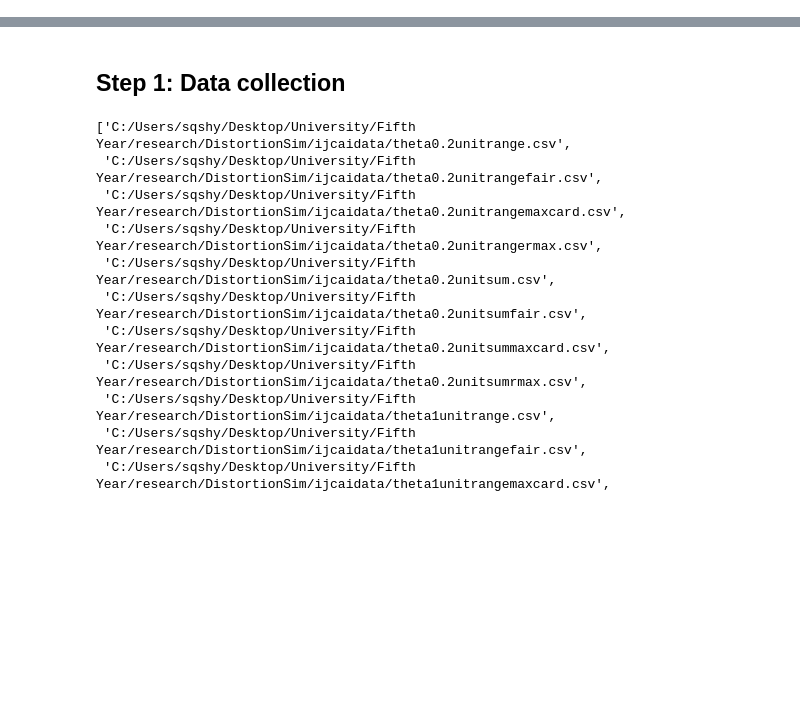
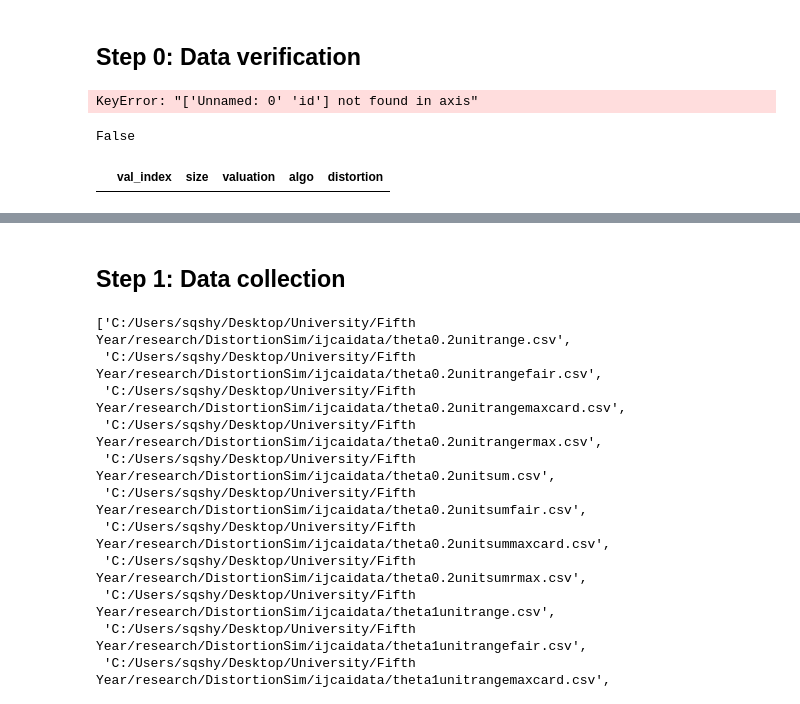
Before and after one commit to LEFTA98/DistortionSim, a Jupyter notebook: ijcai data analysis.ipynb, the cells around one changed output, grey strips where cells are left out. Saved outputs shown, nothing was run; the diff lists cells and outputs as text; code cells hidden in the pictures; blank space fills up the shorter version.

Commit message:
added better syntax for experiments, data analysis in prog

```diff
--- a/ijcai data analysis.ipynb
+++ b/ijcai data analysis.ipynb
@@ -4,3 +4,20 @@ import networkx as nx
 import pandas as pd
 import os
 import matplotlib.pyplot as plt
+# %% [markdown]
+## Step 0: Data verification
+# %%
+path = "C:/Users/sqshy/Desktop/University/Fifth Year/research/DistortionSim/ijcaidata/theta0.2unitrange.csv"
+test_df = pd.read_csv(path)
+test_df = test_df.drop(columns=['Unnamed: 0','id'])
+test_df
+# %% [output]
+KeyError: "['Unnamed: 0' 'id'] not found in axis"
+# %%
+test_df.isna().to_numpy().any() #check for nans
+# %% [output]
+False
+# %%
+test_df[test_df['distortion'] < 0.99] #check for bad values
+# %% [output]
+|  | val_index | size | valuation | algo | distortion |
```
Also changed, not shown: parts of 2 cells of this notebook, 10 other files.
